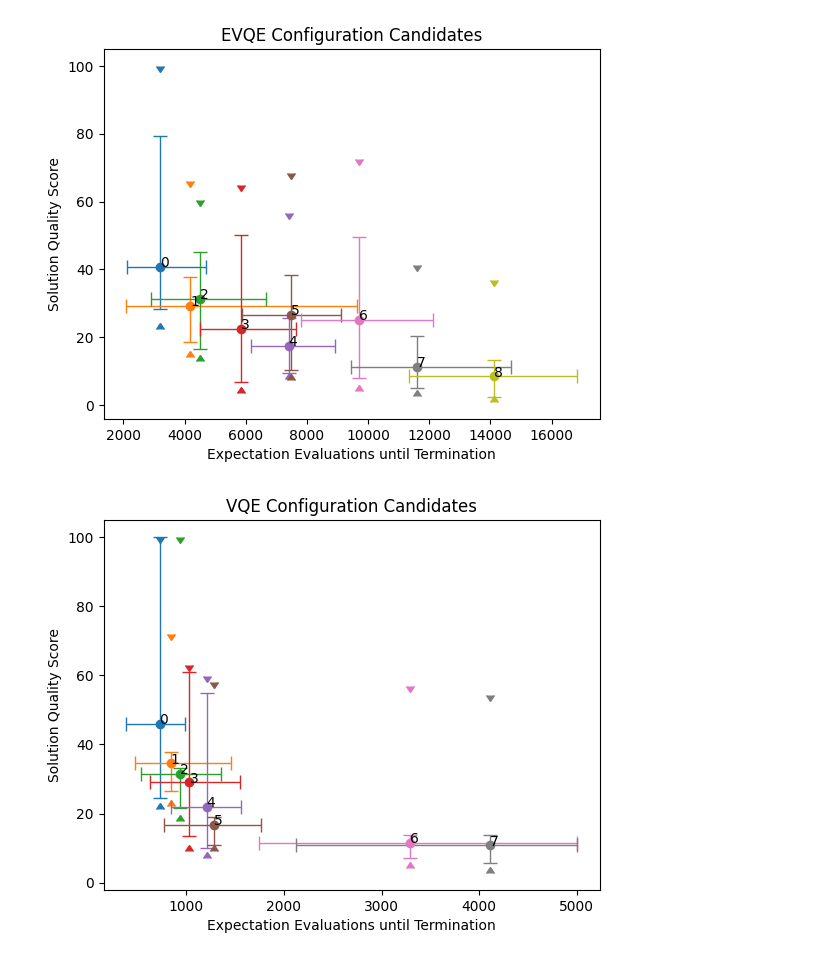
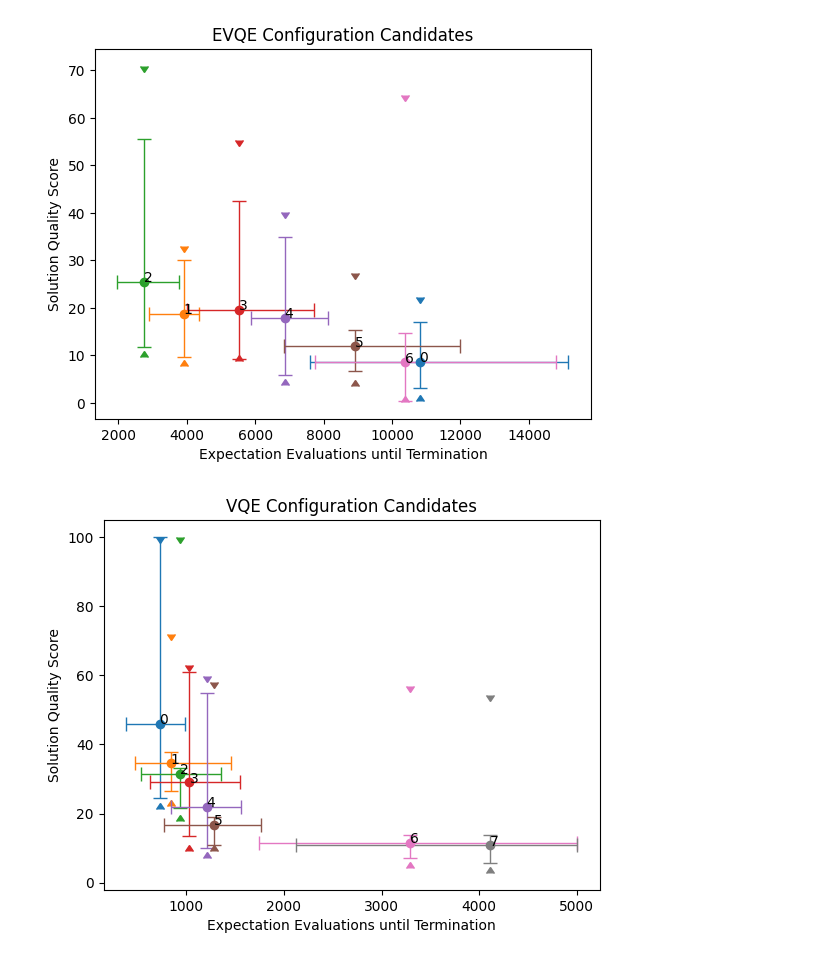
Before and after one commit to DLR-RB/QUEASARS, a Jupyter notebook: experiment_scripts/Smac_Result_Visualization.ipynb, the cells around one changed output. Drawn from its saved outputs; the diff is of its cells as text; code cells hidden in the pictures.

Commit message:
use latest evqe smac result in the smac result visualization

```diff
--- a/experiment_scripts/Smac_Result_Visualization.ipynb
+++ b/experiment_scripts/Smac_Result_Visualization.ipynb
@@ -52,12 +52,12 @@ def plot_pareto_plane(history: RunHistory, incumbent_ids: list[int], title: str,
         ax.errorbar(x=expevals_mean[i], y=qualities_max[i], xerr=0, yerr=0, ecolor=col, uplims=True)
         ax.annotate(str(i), (expevals_mean[i], qualities_mean[i]))
 # %%
-evqe_history = load_smac_runhistory("evqe_smac_run_1405_1", 0)
-incumbent_ids = [161, 110, 167, 205, 154, 172, 195, 31, 191]
+evqe_history = load_smac_runhistory("evqe_smac_run_1705_1", 0)
+incumbent_ids = [75, 74, 183, 190, 178, 199, 200]
 
 plot_pareto_plane(evqe_history, incumbent_ids, "EVQE Configuration Candidates", "tab10")
 # %% [output]
-[figure, old version]
+[figure, new version]
 # %%
 vqe_history = load_smac_runhistory("vqe_smac_run_1205_2", 0)
 incumbent_ids = [133, 19, 47, 64, 134, 113, 67, 105]
```
